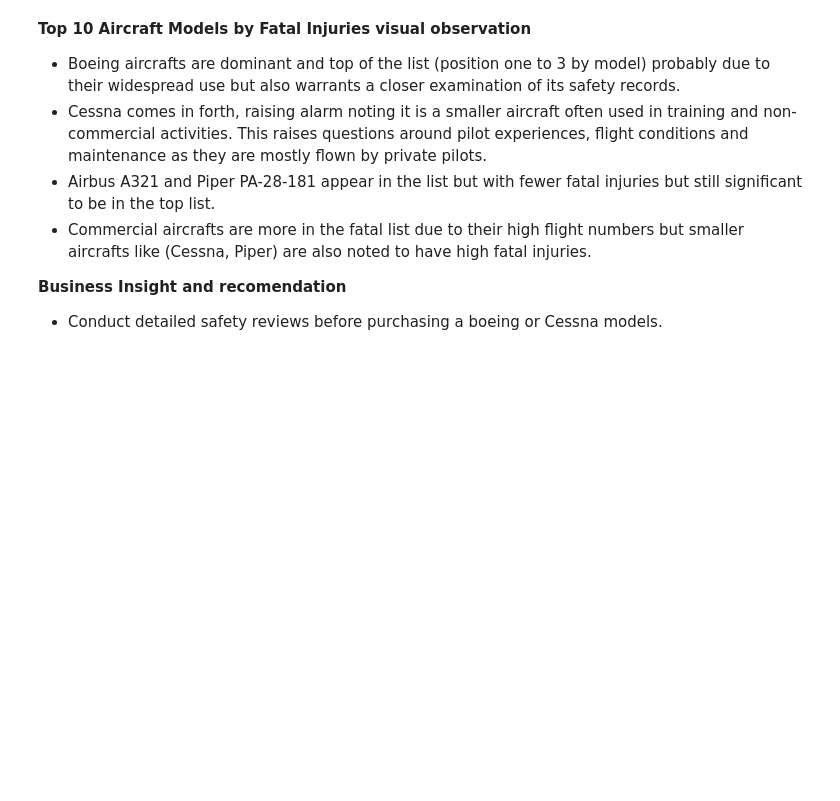
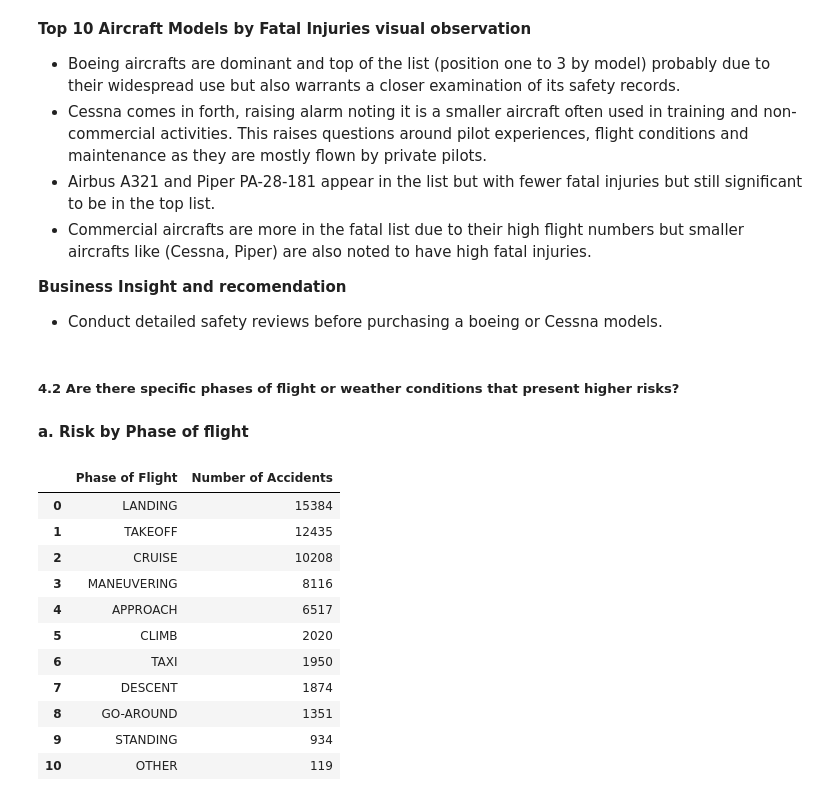
Before and after one commit to KaiFa254/Aviation-Accidents-Analysis-School-Project, a Jupyter notebook: Aviation_risk_analysis_notebook.ipynb, the cells around one changed output. Drawn from its saved outputs; the diff is of its cells as text; code cells hidden in the pictures; blank space fills up the shorter version.

```diff
--- a/Aviation_risk_analysis_notebook.ipynb
+++ b/Aviation_risk_analysis_notebook.ipynb
@@ -367,3 +367,28 @@ plt.tight_layout()
 **Business Insight and recomendation**
 
 - Conduct detailed safety reviews before purchasing a boeing or Cessna models.
+# %% [markdown]
+##### **4.2 Are there specific phases of flight or weather conditions that present higher risks?**
+# %% [markdown]
+**a. Risk by Phase of flight**
+# %%
+#Accidents grouped by Known phase
+#We are excluding accidents with unknown phase of flight
+
+Phase_risk = (clean_df[clean_df["Broad.phase.of.flight"]!='UNKNOWN']['Broad.phase.of.flight'].value_counts().reset_index().rename(columns={'index': 'Phase of Flight', 'Broad.phase.of.flight': 'Number of Accidents'}))
+
+#overview
+Phase_risk
+# %% [output]
+|  | Phase of Flight | Number of Accidents |
+| 0 | LANDING | 15384 |
+| 1 | TAKEOFF | 12435 |
+| 2 | CRUISE | 10208 |
+| 3 | MANEUVERING | 8116 |
+| 4 | APPROACH | 6517 |
+| 5 | CLIMB | 2020 |
+| 6 | TAXI | 1950 |
+| 7 | DESCENT | 1874 |
+| 8 | GO-AROUND | 1351 |
+| 9 | STANDING | 934 |
+| 10 | OTHER | 119 |
```
Also changed, not shown: parts of 5 cells of this notebook.
